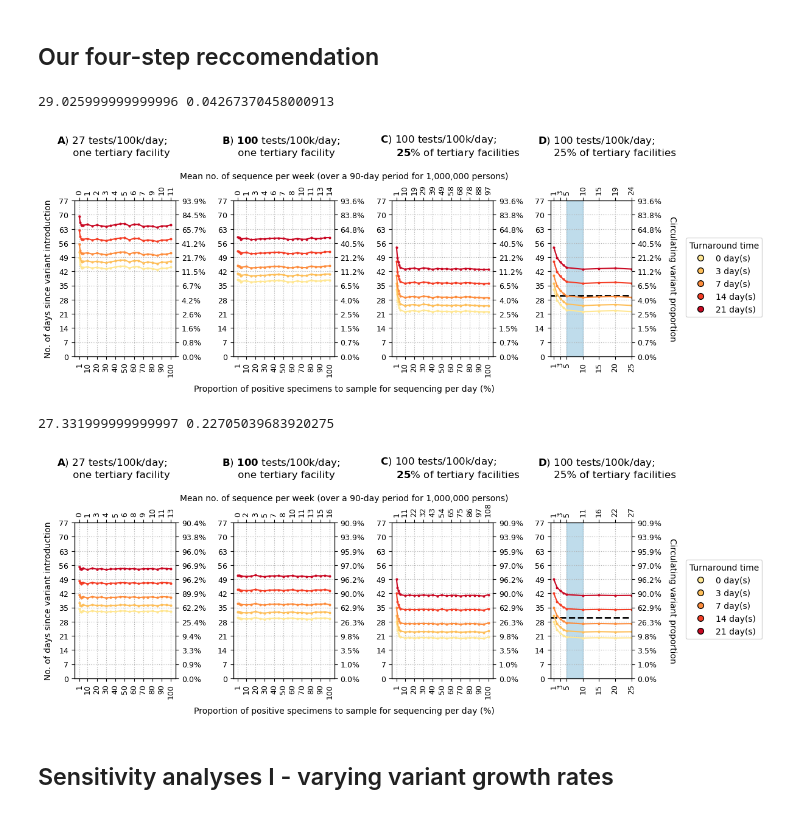
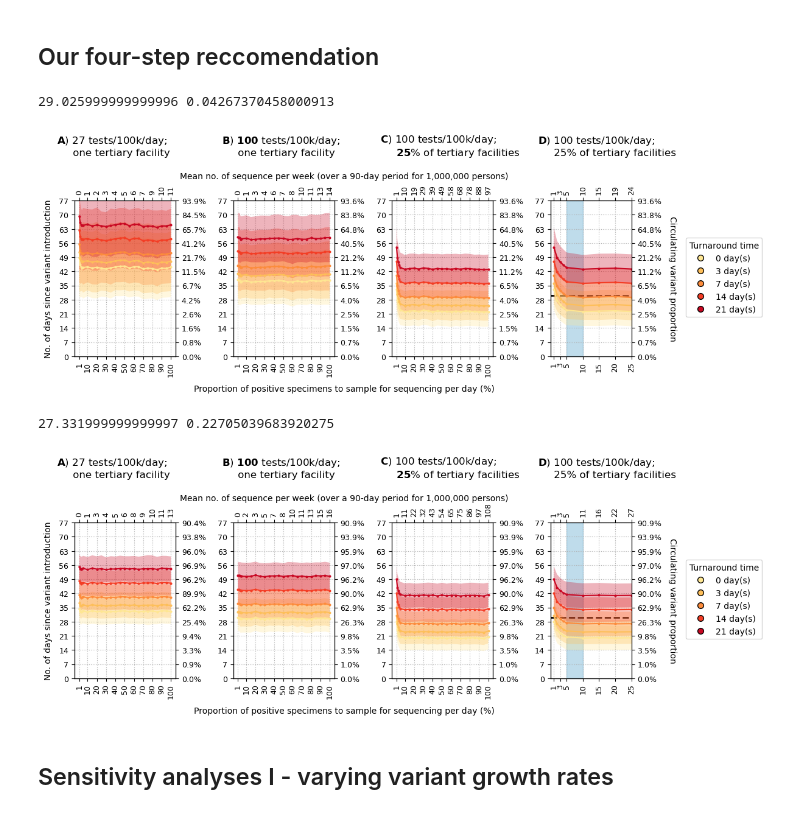
Before and after one commit to AMC-LAEB/PATAT-sim, a Jupyter notebook: projects/surveillance/han-et-al_genome_surveillance_lmics.ipynb, the cells around one changed output. Saved outputs shown, nothing was run; the diff lists cells and outputs as text; code cells hidden in the pictures.

```diff
--- a/projects/surveillance/han-et-al_genome_surveillance_lmics.ipynb
+++ b/projects/surveillance/han-et-al_genome_surveillance_lmics.ipynb
@@ -262,8 +267,8 @@ def logistic_growth_func(t, r):
     return 1 / (1 + a * np.exp(-r * t))
 
 try:
-    all_var_count_arr = np.load("all_var_count_arr.npz")['all_var_count_arr']
-    all_per_day_specimens_arr = np.load("all_per_day_specimens_arr.npz")['all_per_day_specimens_arr']
+    all_var_count_arr = np.load("/Users/alvinhan/Dropbox/ACTA/RADx/PATAT_gs_ms_data/all_var_count_arr.npz")['all_var_count_arr']
+    all_per_day_specimens_arr = np.load("/Users/alvinhan/Dropbox/ACTA/RADx/PATAT_gs_ms_data/all_per_day_specimens_arr.npz")['all_per_day_specimens_arr']
 except:
     # virus x len(test_N_arr) x sim_i x days x len(seq_mode_arr) x (WT, MT, FP)
     all_per_day_specimens_arr = np.zeros((2, len(test_N_arr), 1000, 91, len(seq_mode_arr), 3), dtype=float)
@@ -373,10 +378,10 @@ prev_recc_arr = ['Brito et al\n(2021)', 'WHO/ECDC', 'Wohl et al\n(2021)']
 # virus x len(test_N_arr) x sim_i x days x 2
 
 try:
-    prev_recc_first_detection = np.load('./prev_recc_first_detection.npz')['prev_recc_first_detection']
-    prev_recc_seq_n_per_week = np.load('./prev_recc_seq_n_per_week.npz')['prev_recc_seq_n_per_week']
-    prev_recc_specimens_tot_per_week = np.load('./prev_recc_specimens_tot_per_week.npz')['prev_recc_specimens_tot_per_week']
-    wohl_first_detection = np.load('./wohl_first_detection.npz')['wohl_first_detection']
+    prev_recc_first_detection = np.load('/Users/alvinhan/Dropbox/ACTA/RADx/PATAT_gs_ms_data/prev_recc_first_detection.npz')['prev_recc_first_detection']
+    prev_recc_seq_n_per_week = np.load('/Users/alvinhan/Dropbox/ACTA/RADx/PATAT_gs_ms_data/prev_recc_seq_n_per_week.npz')['prev_recc_seq_n_per_week']
+    prev_recc_specimens_tot_per_week = np.load('/Users/alvinhan/Dropbox/ACTA/RADx/PATAT_gs_ms_data/prev_recc_specimens_tot_per_week.npz')['prev_recc_specimens_tot_per_week']
+    wohl_first_detection = np.load('/Users/alvinhan/Dropbox/ACTA/RADx/PATAT_gs_ms_data/wohl_first_detection.npz')['wohl_first_detection']
 except:
     # simulate for each reccomendation
     prev_recc_first_detection = np.zeros((2, len(test_N_arr), 1000, len(seq_mode_arr), len(prev_recc_arr)), dtype=np.int32)
@@ -643,9 +646,9 @@ for virus in var_type_arr:
 
                 # get simulation results
                 if virus == 'alpha':
-                    fname = "./20220208_alpha_gs_sim/set%03i_run%03i_seq%03i_sim_arr.npz"%(set_id, run_id, seq_prop)
+                    fname = "/Users/alvinhan/Dropbox/ACTA/RADx/PATAT_gs_ms_data/20220208_alpha_gs_sim/set%03i_run%03i_seq%03i_sim_arr.npz"%(set_id, run_id, seq_prop)
                 else:
-                    fname = "./20220208_gs_sim/set%03i_run%03i_seq%03i_sim_arr.npz"%(set_id, run_id, seq_prop)
+                    fname = "/Users/alvinhan/Dropbox/ACTA/RADx/PATAT_gs_ms_data/20220208_gs_sim/set%03i_run%03i_seq%03i_sim_arr.npz"%(set_id, run_id, seq_prop)
                 try:
                     result_arr = np.load(fname)
                 except:
@@ -688,10 +691,11 @@ for virus in var_type_arr:
 
                 prob95_day = np.where(sm_first_detection_prob>=0.95)[0][0]
                 expected_day = np.mean(sm_first_dection_arr)
+                sd_expected_day = np.std(sm_first_dection_arr, ddof=1)
 
                 results_df.append({'virus':virus, 'n_test':n_test, 'seq_prop':seq_prop, 'seq_mode':seq_mode,
                                    'prob_not_detected':prop_not_detected * 100,
-                                   'expected_day_1':expected_day, 'prob95_day_1':prob95_day,
+                                   'expected_day_1':expected_day, 'sd_expected_day':sd_expected_day, 'prob95_day_1':prob95_day,
                                    'max_diff':max_abs_diff_arr[:,idx].mean() * 100,
                                    'gmean_err':gmean_abs_diff_arr[:,idx].mean() * 100,
                                    'prop_days_w_mea':prop_days_w_measurement[:,idx].mean() * 100,
@@ -959,9 +983,9 @@ for virus in var_type_arr:
 
                 # get simulation results
                 if virus == 'alpha':
-                    result_arr = np.load("./20220208_alpha_gs_sim/set%03i_run%03i_seq%03i_sim_arr.npz"%(set_id, run_id, seq_prop))
+                    result_arr = np.load("/Users/alvinhan/Dropbox/ACTA/RADx/PATAT_gs_ms_data/20220208_alpha_gs_sim/set%03i_run%03i_seq%03i_sim_arr.npz"%(set_id, run_id, seq_prop))
                 else:
-                    result_arr = np.load("./20220208_gs_sim/set%03i_run%03i_seq%03i_sim_arr.npz"%(set_id, run_id, seq_prop))
+                    result_arr = np.load("/Users/alvinhan/Dropbox/ACTA/RADx/PATAT_gs_ms_data/20220208_gs_sim/set%03i_run%03i_seq%03i_sim_arr.npz"%(set_id, run_id, seq_prop))
                     #print ("./20220208_gs_sim/set%03i_run%03i_seq%03i_sim_arr.npz"%(set_id, run_id, seq_prop))
                 var_seq_arr = result_arr['var_seq_arr']
 
@@ -990,6 +1014,7 @@ for virus in var_type_arr:
                         mean_seq_per_week_arr[sim_i,seq_mode,:] = np.mean(n_seq_per_week)
 
             expected_first_detection = first_dection_arr.mean(axis=0)
+            sd_expected_day = first_dection_arr.std(axis=0, ddof=1)
             prob95_first_detection = np.zeros(expected_first_detection.shape, dtype=float)
 
             mean_seq_per_week = mean_seq_per_week_arr.mean(axis=0)
@@ -1001,12 +1026,12 @@ for virus in var_type_arr:
                     prob95_first_detection[seq_mode, d] = np.sort(np.unique(sm_delay_first_detect_arr))[sm_delay_first_detect_prob>=0.95][0]
 
             try:
-                actual_detect_day1[virus][n_test][seq_prop] = {'expected':expected_first_detection, 'prob95':prob95_first_detection, 'mean_seq_per_week':mean_seq_per_week}
+                actual_detect_day1[virus][n_test][seq_prop] = {'expected':expected_first_detection, 'sd':sd_expected_day, 'prob95':prob95_first_detection, 'mean_seq_per_week':mean_seq_per_week}
             except:
                 try:
-                    actual_detect_day1[virus][n_test] = {seq_prop:{'expected':expected_first_detection, 'prob95':prob95_first_detection, 'mean_seq_per_week':mean_seq_per_week}}
+                    actual_detect_day1[virus][n_test] = {seq_prop:{'expected':expected_first_detection, 'sd':sd_expected_day, 'prob95':prob95_first_detection, 'mean_seq_per_week':mean_seq_per_week}}
                 except:
-                    actual_detect_day1[virus] = {n_test:{seq_prop:{'expected':expected_first_detection, 'prob95':prob95_first_detection, 'mean_seq_per_week':mean_seq_per_week}}}
+                    actual_detect_day1[virus] = {n_test:{seq_prop:{'expected':expected_first_detection, 'sd':sd_expected_day, 'prob95':prob95_first_detection, 'mean_seq_per_week':mean_seq_per_week}}}
 # %%
 def linear_func(x, A, B): # this is your 'straight line' y=f(x)
     return A*x + B
@@ -1029,6 +1054,10 @@ def plot_ax(ax, n_test = 200, seq_mode = 3, virus = 'alpha', ax_id=0):
 
         x = np.sort(list(actual_detect_day1[virus][n_test].keys()))
         y = np.array([actual_detect_day1[virus][n_test][seq_prop]['expected'][seq_mode,d] for seq_prop in x])
+        y_sd = np.array([actual_detect_day1[virus][n_test][seq_prop]['sd'][seq_mode,d] for seq_prop in x])
+        y_low = y - y_sd
+        y_high = y + y_sd
+
         y = np.log(y)
         x = np.log(x)
         # fit line
@@ -1038,6 +1067,8 @@ def plot_ax(ax, n_test = 200, seq_mode = 3, virus = 'alpha', ax_id=0):
         ax.scatter(np.exp(x), np.exp(y), color=delay_cmap[d], zorder=100, marker='.', s=15)
         ax.plot(np.exp(x), np.exp(y), color=delay_cmap[d], lw=1.5, zorder=100,)# marker='.', s=15)
         #ax.plot(np.exp(x), np.exp(m * x + c), color=delay_cmap[d], zorder=100, lw = 1.5)
+        ax.fill_between(x = np.exp(x), y1 = y_low, y2 = y_high,
+                        interpolate=True, facecolor=delay_cmap[d], edgecolor=None, zorder=50, alpha=0.3)
 
         if ax_id == 3 and delay == 7:
             last_day = np.exp(y)[-1]
@@ -1102,38 +1133,39 @@ for virus in ['alpha', 'omicron']:
         ax = fig.add_subplot(gs[3])
         plot_ax(ax, n_test = 100, seq_mode = 3, virus = virus, ax_id=3)
 
         # legend
         legend_handles = []
         for d, delay in enumerate(delay_arr):
 
             legend_handles.append(Line2D([0], [0], marker='o', color='k', lw=0., label="%i day(s)"%(delay),
                                   markerfacecolor=delay_cmap[d], markersize=7))
         legend = fig.legend(handles=legend_handles, loc='center left', bbox_to_anchor=(.97, 0.5), fontsize=10,
                             title="Turnaround time")
         legend.get_title().set_fontsize('10')
 
         #ax.axhline(28, ls='--', lw=2., color='k')
 
         fig.text(s='Proportion of positive specimens to sample for sequencing per day (%)',
                  x = 0.5, y = -0.05, fontsize=10, ha='center', va='center')
         fig.text(s='Mean no. of sequence per week (over a 90-day period for 1,000,000 persons)',
                  x = 0.5, y = 1., fontsize=10, ha='center', va='center')
 
         fig.text(s=r"$\bf{A}$" + ") 27 tests/100k/day;\n     one tertiary facility", x=0.1, y=1.15, fontsize=12, ha='left', va='center')
         fig.text(s=r"$\bf{B}$" + ") " + r"$\bf{100}$" + " tests/100k/day;\n     one tertiary facility", x=0.33, y=1.15, fontsize=12, ha='left', va='center')
         fig.text(s=r"$\bf{C}$" + ") 100 tests/100k/day;\n     " + r"$\bf{25}$%" + " of tertiary facilities", x=0.55, y=1.15, fontsize=12, ha='left', va='center')
         fig.text(s=r"$\bf{D}$" + ") 100 tests/100k/day;\n     " + "25% of tertiary facilities", x=0.77, y=1.15, fontsize=12, ha='left', va='center')
 
         if virus == 'alpha':
-            plt.savefig('./manuscript/figure6.png', dpi=330, bbox_inches='tight')
+            plt.savefig('./gs_manuscript/figure6.png', dpi=330, bbox_inches='tight')
+            #plt.savefig('./gs_manuscript/figure6.pdf', bbox_inches='tight')
         else:
-            plt.savefig('./manuscript/figureS5.png', dpi=330, bbox_inches='tight')
+            plt.savefig('./gs_manuscript/figureS5.png', dpi=330, bbox_inches='tight')
         plt.show()
 # %% [output]
 29.025999999999996 0.04267370458000913
-[figure, old version]
+[figure, new version]
 27.331999999999997 0.22705039683920275
-[figure, old version]
+[figure, new version]
 # %% [markdown]
 ## Sensitivity analyses I - varying variant growth rates
 # %%
```
Also changed, not shown: parts of 19 cells of this notebook, 54 other files.
